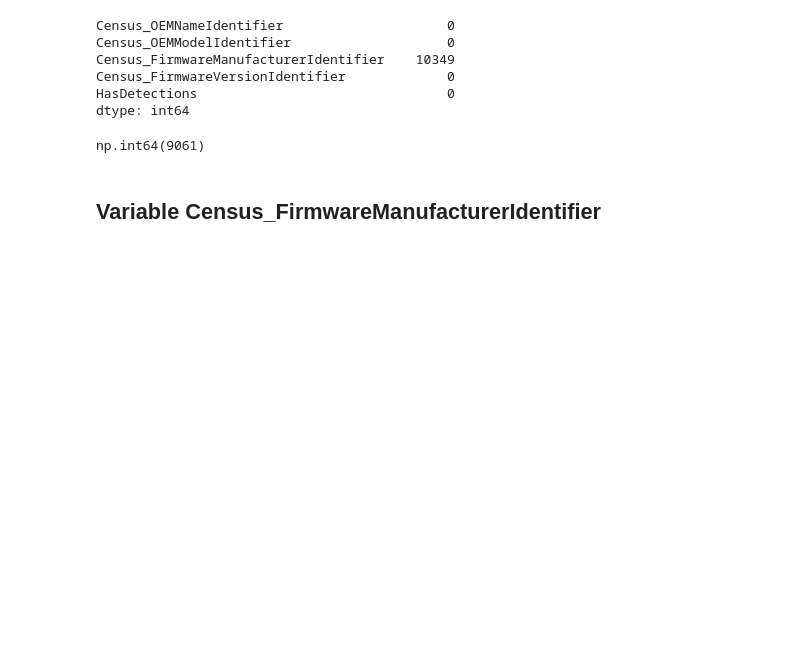
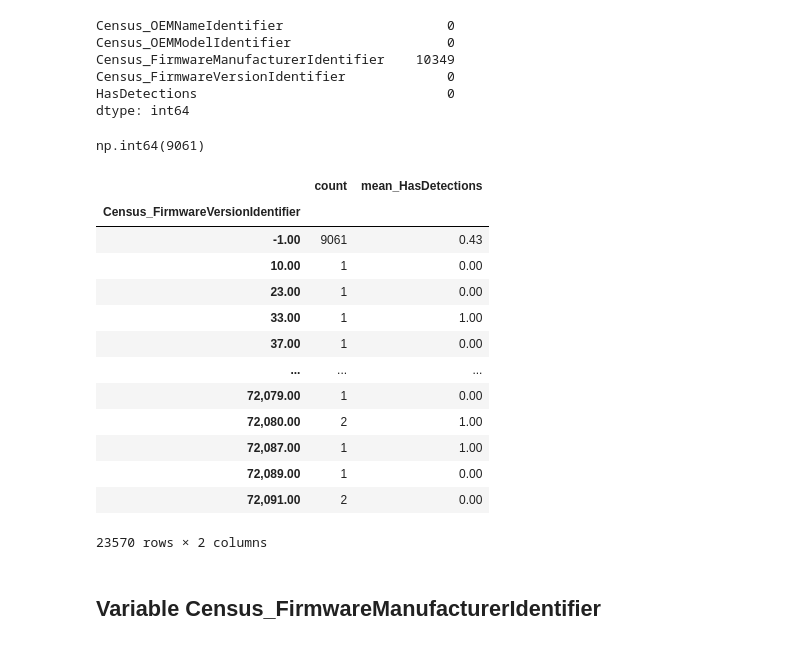
Before and after one commit to martadominguezm/grupo-1-dscesp-0525, a Jupyter notebook: entregable_2/0525_SupML_Grupo1.ipynb, the cells around one changed output. Drawn from its saved outputs; the diff is of its cells as text; code cells hidden in the pictures; blank space fills up the shorter version.

```diff
--- a/entregable_2/0525_SupML_Grupo1.ipynb
+++ b/entregable_2/0525_SupML_Grupo1.ipynb
@@ -2047,6 +2136,26 @@ dtype: int64
 (df_oem_firmware['Census_FirmwareVersionIdentifier'] == -1).sum()
 # %% [output]
 np.int64(9061)
+# %%
+df_oem_firmware.groupby('Census_FirmwareVersionIdentifier').agg(
+        count=('HasDetections', 'size'),           # cuenta de filas por OsVer
+        mean_HasDetections=('HasDetections', 'mean')  # media del target por OsVer
+    ).sort_index()
+# %% [output]
+|  | count | mean_HasDetections |
+| Census_FirmwareVersionIdentifier |  |  |
+| -1.00 | 9061 | 0.43 |
+| 10.00 | 1 | 0.00 |
+| 23.00 | 1 | 0.00 |
+| 33.00 | 1 | 1.00 |
+| 37.00 | 1 | 0.00 |
+| ... | ... | ... |
+| 72,079.00 | 1 | 0.00 |
+| 72,080.00 | 2 | 1.00 |
+| 72,087.00 | 1 | 1.00 |
+| 72,089.00 | 1 | 0.00 |
+| 72,091.00 | 2 | 0.00 |
+23570 rows × 2 columns
 # %% [markdown]
 ## Variable Census_FirmwareManufacturerIdentifier
 # %% [markdown]
```
Also changed, not shown: parts of 7 cells of this notebook.
